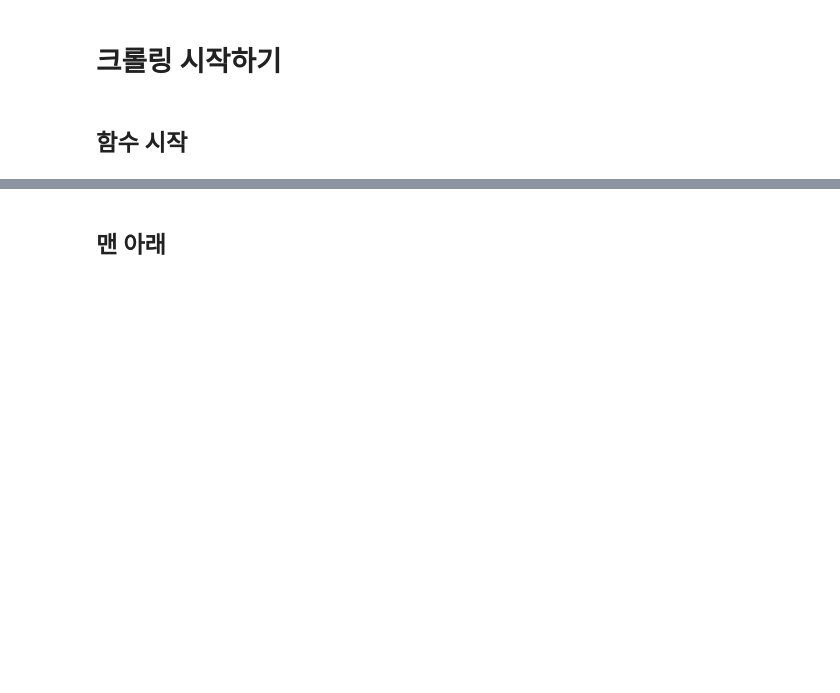
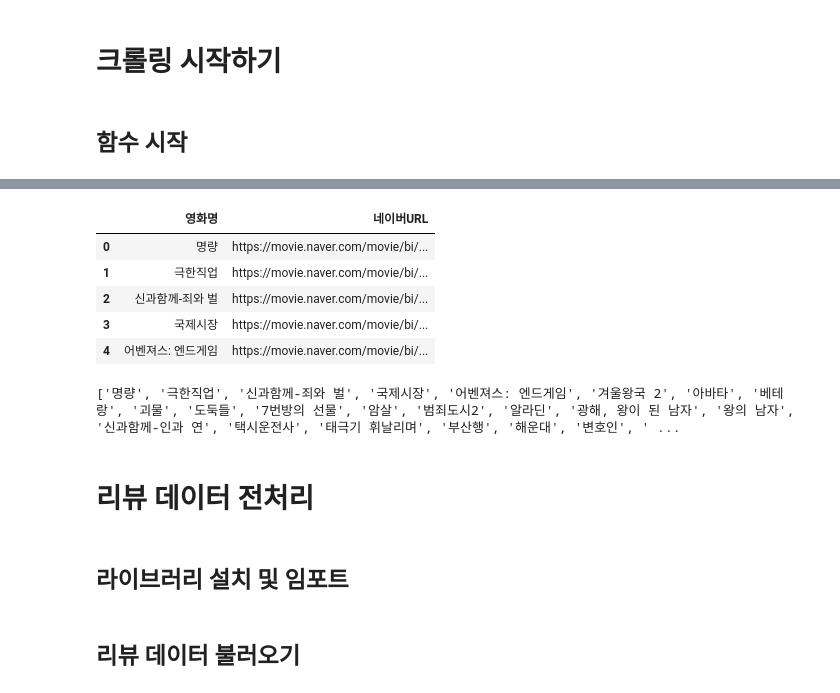
Before and after one commit to Play-Web-miniProject/MovieDL, a Jupyter notebook: suyeon/naver_API_practice.ipynb, the cells around one changed output, grey strips where cells are left out. Saved outputs shown, nothing was run; the diff lists cells and outputs as text; code cells hidden in the pictures; blank space fills up the shorter version.

```diff
--- a/suyeon/naver_API_practice.ipynb
+++ b/suyeon/naver_API_practice.ipynb
@@ -620,2 +11,11 @@ tmp = np.setdiff1d(diff_df2['영화명'].to_numpy(), err_li['영화명'].to_nump
-# %% [markdown]
-## 맨 아래
+# %%
+urldata = pd.read_csv('../data/movie_data/concat.csv', encoding='utf-8')[['영화명','네이버URL']]
+# %%
+urldata.head()
+# %% [output]
+|  | 영화명 | 네이버URL |
+| 0 | 명량 | https://movie.naver.com/movie/bi/... |
+| 1 | 극한직업 | https://movie.naver.com/movie/bi/... |
+| 2 | 신과함께-죄와 벌 | https://movie.naver.com/movie/bi/... |
+| 3 | 국제시장 | https://movie.naver.com/movie/bi/... |
+| 4 | 어벤져스: 엔드게임 | https://movie.naver.com/movie/bi/... |
@@ -621,0 +29,4 @@ tmp = np.setdiff1d(diff_df2['영화명'].to_numpy(), err_li['영화명'].to_nump
+# %%
+print(name, code)
+# %% [output]
+['명량', '극한직업', '신과함께-죄와 벌', '국제시장', '어벤져스: 엔드게임', '겨울왕국 2', '아바타', '베테랑', '괴물', '도둑들', '7번방의 선물', '암살', '범죄도시2', '알라딘', '광해, 왕이 된 남자', '왕의 남자', '신과함께-인과 연', '택시운전사', '태극기 휘날리며', '부산행', '해운대', '변호인', ' ...
@@ -621,0 +103,4 @@ tmp = np.setdiff1d(diff_df2['영화명'].to_numpy(), err_li['영화명'].to_nump
+# %% [markdown]
+# 리뷰 데이터 전처리
+# %% [markdown]
+## 라이브러리 설치 및 임포트
@@ -621,0 +121,2 @@ tmp = np.setdiff1d(diff_df2['영화명'].to_numpy(), err_li['영화명'].to_nump
+# %% [markdown]
+## 리뷰 데이터 불러오기
```
Also changed, not shown: parts of 65 cells of this notebook, 4 other files.
